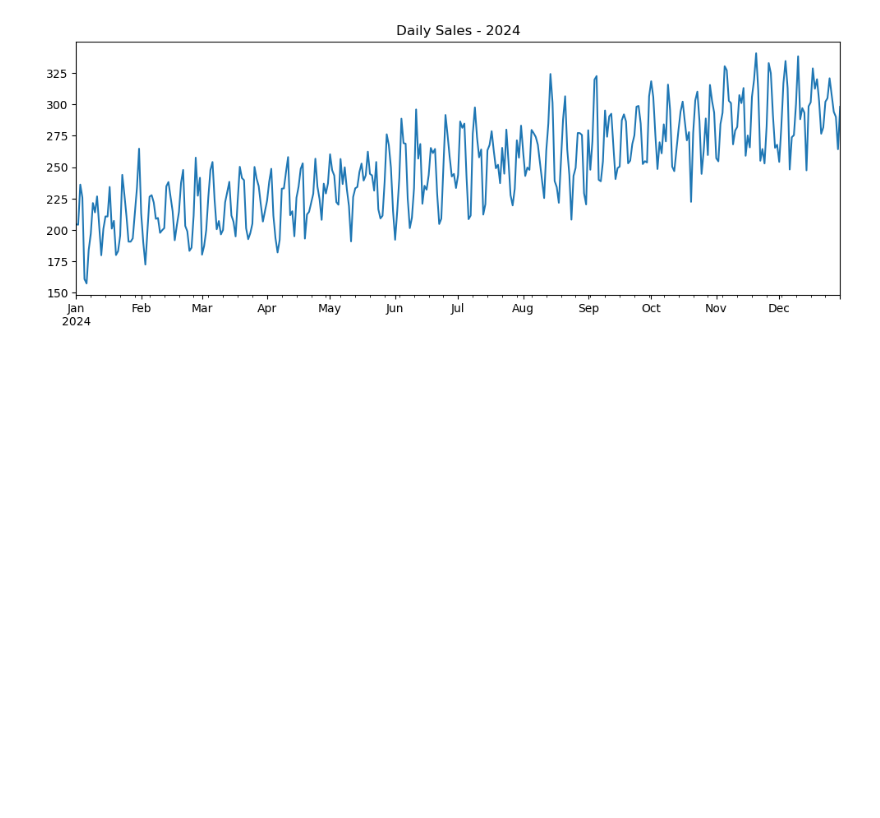
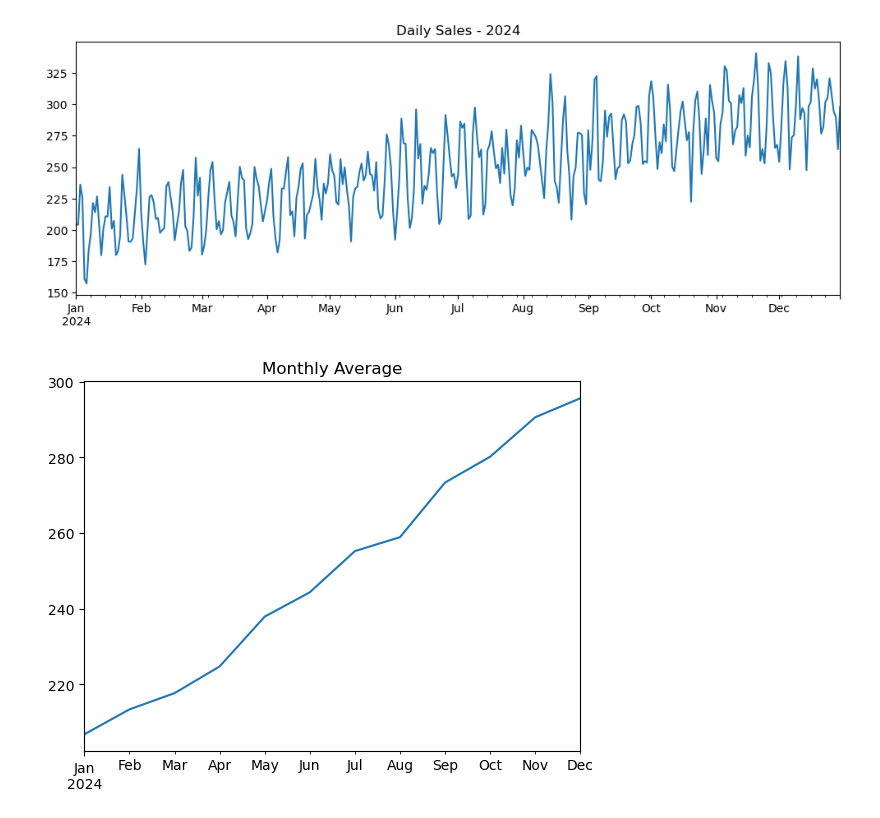
Before and after one commit to kmiringu/module-5-ai-labs, a Jupyter notebook: 02_time_series/01_exploration.ipynb, the cells around one changed output. Drawn from its saved outputs; the diff is of its cells as text; code cells hidden in the pictures; blank space fills up the shorter version.

Commit message:
add: monthly plot graph

```diff
--- a/02_time_series/01_exploration.ipynb
+++ b/02_time_series/01_exploration.ipynb
@@ -18,3 +18,9 @@ ts.plot(figsize=(12,4), title="Daily Sales - 2024")
 plt.show()
 # %% [output]
 [figure]
+# %%
+ts.head(10)
+ts.resample("ME").mean().plot(title="Monthly Average")
+plt.show()
+# %% [output]
+[figure, added]
```
